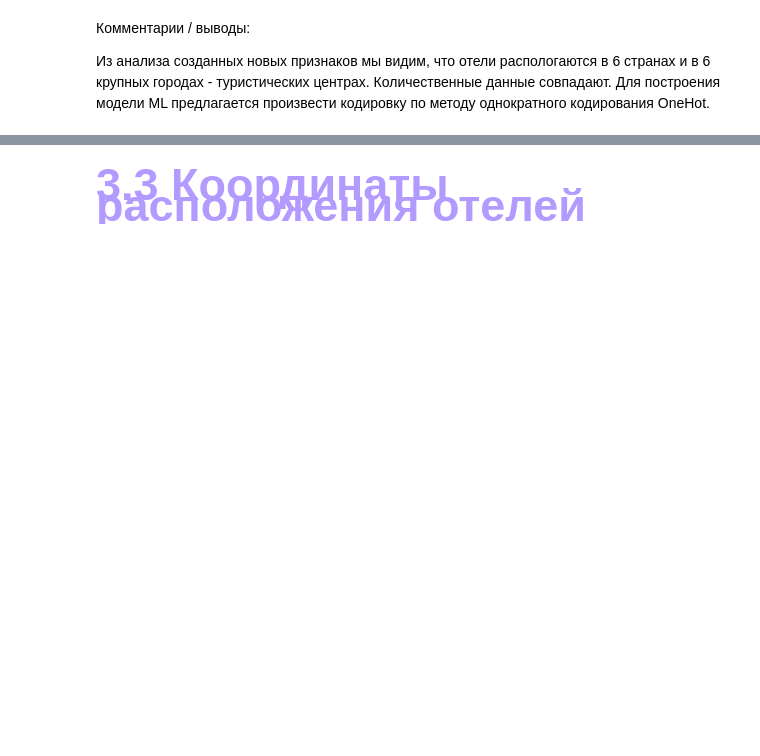
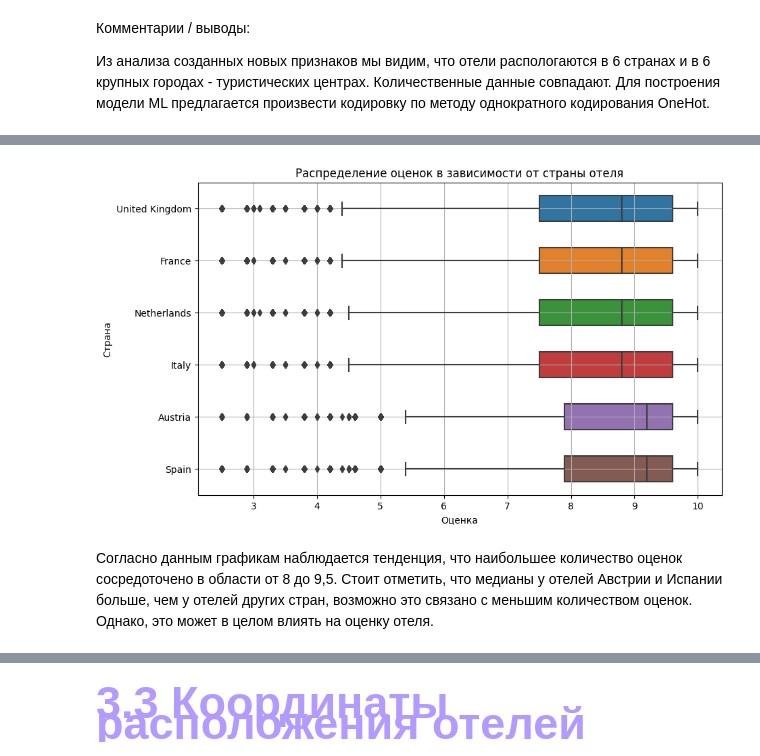
Before and after one commit to Wladeemer/SF_DSPR-111-PROJECT-3-EDA_Feature_Engineering_Kaggle, a Jupyter notebook: Booking_reviews.ipynb, the cells around one changed output, grey strips where cells are left out. Saved outputs shown, nothing was run; the diff lists cells and outputs as text; code cells hidden in the pictures; blank space fills up the shorter version.

```diff
--- a/Booking_reviews.ipynb
+++ b/Booking_reviews.ipynb
@@ -402,2 +680,19 @@ sns.heatmap(data.drop(['sample'], axis=1).corr(), annot=True)
+# %%
+fig = plt.figure(figsize =(10, 6))
+boxplot = sns.boxplot(
+    data = data[data['sample'] == 1],
+    y = 'hotel_country',
+    x = 'reviewer_score',
+    orient ='h',
+    width = 0.5
+)
+boxplot.set_title('Распределение оценок в зависимости от страны отеля');
+boxplot.set_xlabel('Оценка');
+boxplot.set_ylabel('Страна');
+boxplot.grid()
+# %% [output]
+[figure, added]
+# %% [markdown]
+Согласно данным графикам наблюдается тенденция, что наибольшее количество оценок сосредоточено в области от 8 до 9,5. Стоит отметить, что медианы у отелей Австрии и Испании больше, чем у отелей других стран, возможно это связано с меньшим количеством оценок. Однако, это может в целом влиять на оценку отеля.
 # %%
 data.sample(3)
```
Also changed, not shown: parts of 59 cells of this notebook, 1 other file.
